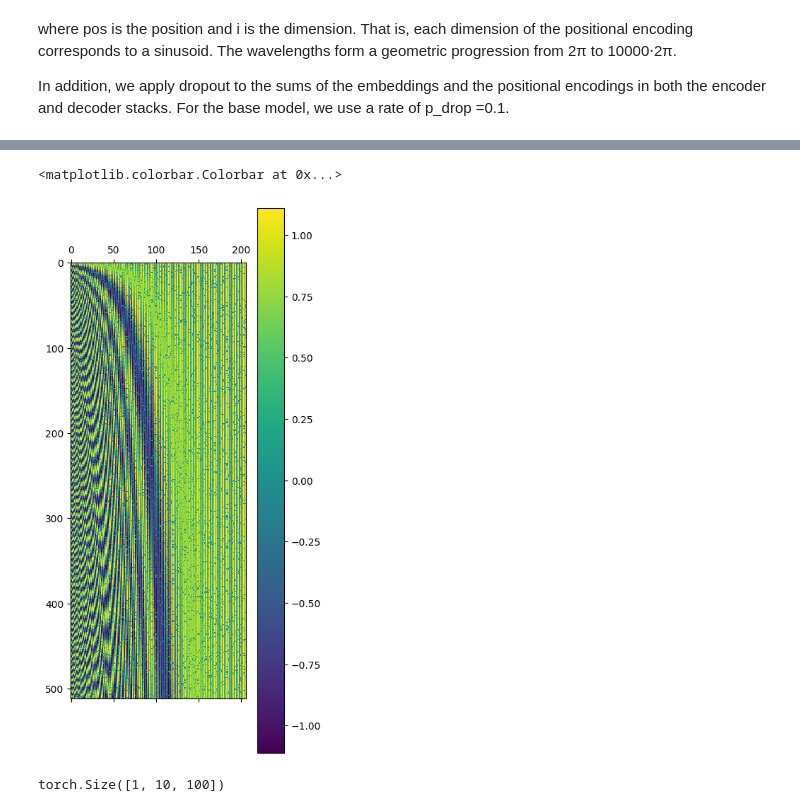
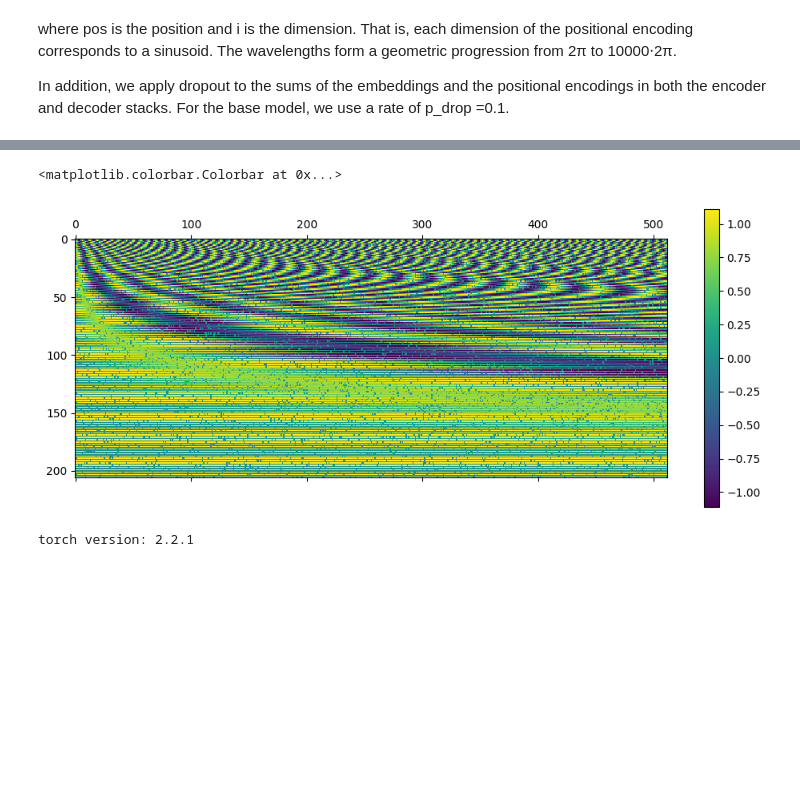
Before and after one commit to Jha-Pranav/OpenTransformer, a Jupyter notebook: multiformer/notebooks/transformer_anatomy/postional_encoding.ipynb, the cells around one changed output, grey strips where cells are left out. Cells and saved outputs as stored; diff of their text form; code cells hidden in the pictures; blank space fills up the shorter version.

```diff
--- a/multiformer/notebooks/transformer_anatomy/postional_encoding.ipynb
+++ b/multiformer/notebooks/transformer_anatomy/postional_encoding.ipynb
@@ -76,12 +76,15 @@ plt.gcf().colorbar(cax)
 # %%
 import matplotlib.pyplot as plt
 
-cax = plt.matshow(result.squeeze(0))
+cax = plt.matshow(result.squeeze(0).T)
 plt.gcf().colorbar(cax)
 # %% [output]
 <matplotlib.colorbar.Colorbar at 0x...>
-[figure, old version]
+[figure, new version]
-# %%
-result.shape
-# %% [output]
-torch.Size([1, 10, 100])
+# %%
+from importlib.metadata import version
+import torch
+
+print("torch version:", version("torch"))
+# %% [output]
+torch version: 2.2.1
```
Also changed, not shown: parts of 3 cells of this notebook, 1 other file.
